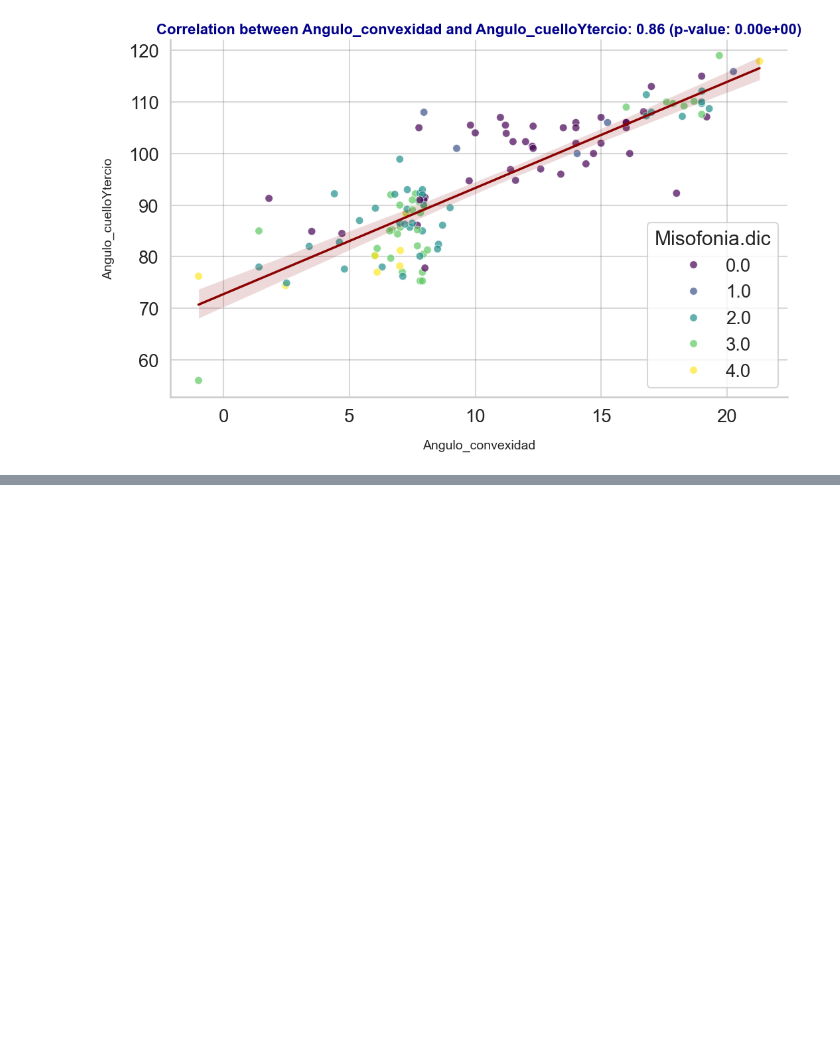
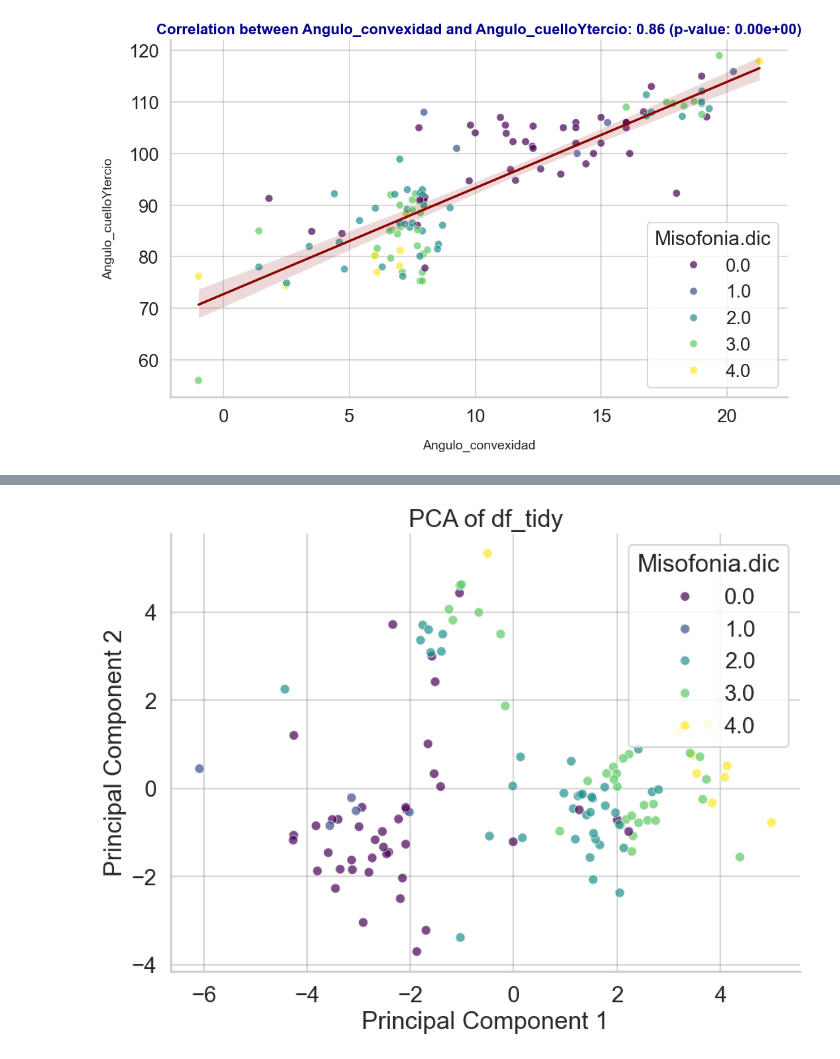
Before and after one commit to MMRES-PyBootcamp/MMRES-python-bootcamp2024, a Jupyter notebook: Misophonia_report/MMRES_Report_AlbertGrass_AndresGordo.ipynb, the cells around one changed output, grey strips where cells are left out. Saved outputs shown, nothing was run; the diff lists cells and outputs as text; code cells hidden in the pictures; blank space fills up the shorter version.

Commit message:
Tidy data and plot PCA

```diff
--- a/Misophonia_report/MMRES_Report_AlbertGrass_AndresGordo.ipynb
+++ b/Misophonia_report/MMRES_Report_AlbertGrass_AndresGordo.ipynb
@@ -191,0 +211,8 @@ P-value: 0.0
+# %%
+df_tidy = df.drop(columns=['Misofonia', 'Estado', 'ansiedad.medicada',"ansiedad.dif"])
+# encode the categoial variables Sexo and CLASE to numeric
+df_tidy = pd.get_dummies(df_tidy, columns=['Sexo', 'CLASE'], drop_first=True)
+# get rid of rows with NaN in the columns Misofonia.dic
+df_tidy = df_tidy.dropna(subset=['Misofonia.dic'])
+# fill NaN values with the median of the column
+df_tidy = df_tidy.fillna(df_tidy.median())
@@ -191,0 +235,30 @@ P-value: 0.0
+# %%
+from sklearn.decomposition import PCA
+from sklearn.preprocessing import StandardScaler
+
+# Standardize the data
+scaler = StandardScaler()
+df_tidy_scaled = scaler.fit_transform(df_tidy)
+
+# Perform PCA
+pca = PCA(n_components=2)  # You can change the number of components
+principal_components = pca.fit_transform(df_tidy_scaled)
+
+# Create a DataFrame with the principal components
+df_pca = pd.DataFrame(data=principal_components, columns=['Principal Component 1', 'Principal Component 2'])
+
+# Add the target variable for visualization
+df_pca['Misofonia.dic'] = df_tidy['Misofonia.dic']
+
+# Plot the PCA result
+plt.figure(figsize=(10, 7))
+sns.scatterplot(x='Principal Component 1', y='Principal Component 2', hue='Misofonia.dic', data=df_pca, palette='viridis', s=70, alpha=0.7)
+plt.title('PCA of df_tidy')
+plt.xlabel('Principal Component 1')
+plt.ylabel('Principal Component 2')
+plt.grid(True, color='gray', alpha=0.3)
+plt.gca().spines['top'].set_visible(False)
+plt.gca().spines['right'].set_visible(False)
+plt.show()
+# %% [output]
+[figure, added]
```
Also changed, not shown: parts of 4 cells of this notebook.
